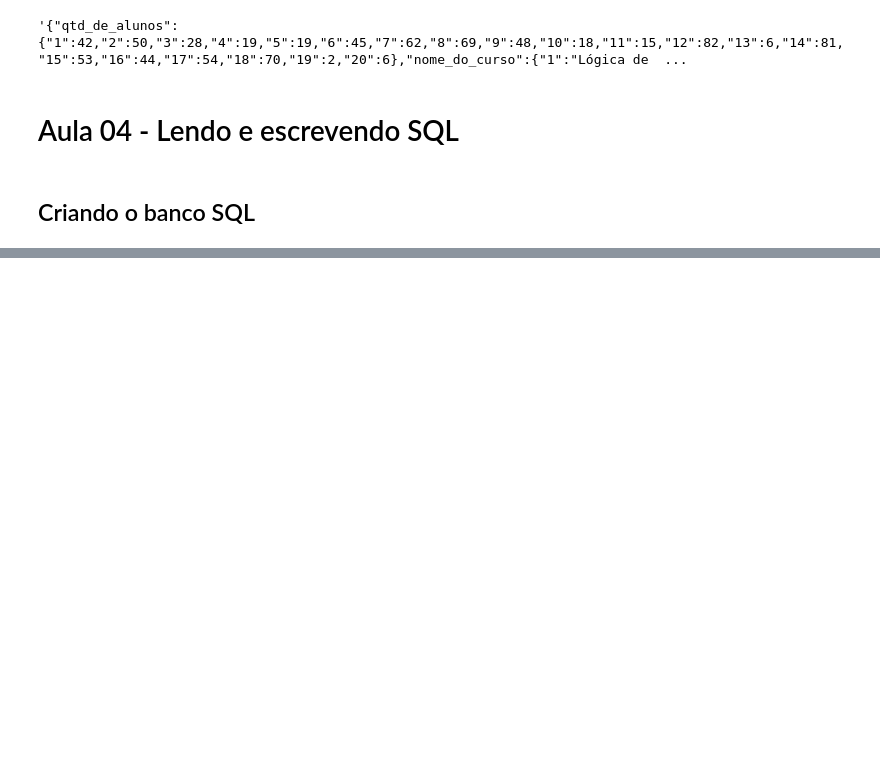
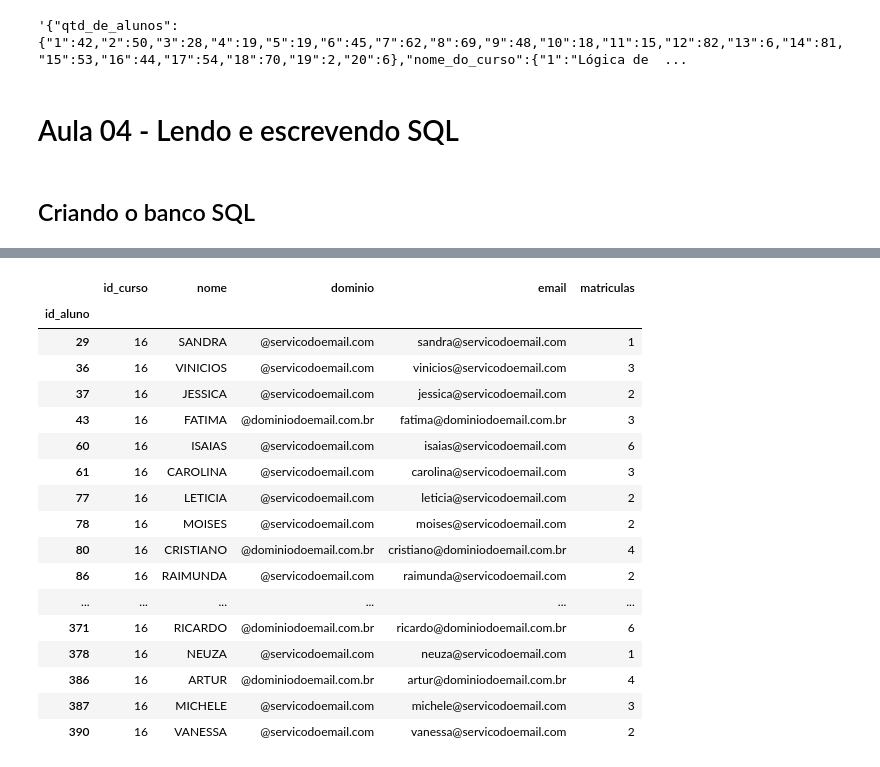
Before and after one commit to DacioMP/python_para_data_science, a Jupyter notebook: pandas_formatos_diferentes_de_entrada_e_saida/aulas.ipynb, the cells around one changed output, grey strips where cells are left out. Cells and saved outputs as stored; diff of their text form; code cells hidden in the pictures; blank space fills up the shorter version.

```diff
--- a/pandas_formatos_diferentes_de_entrada_e_saida/aulas.ipynb
+++ b/pandas_formatos_diferentes_de_entrada_e_saida/aulas.ipynb
@@ -539,0 +581,5 @@ print(inspector.get_table_names())
+# %%
+id_curso = 16
+query = f'id_curso == {id_curso}'
+proxima_turma = matriculas.query(query)
+proxima_turma.head()
@@ -539,0 +608,21 @@ print(inspector.get_table_names())
+# %%
+proxima_turma.set_index('id_aluno').join(nomes.set_index('id_aluno'))
+# %% [output]
+|  | id_curso | nome | dominio | email | matriculas |
+| id_aluno |  |  |  |  |  |
+| 29 | 16 | SANDRA | @servicodoemail.com | sandra@servicodoemail.com | 1 |
+| 36 | 16 | VINICIOS | @servicodoemail.com | vinicios@servicodoemail.com | 3 |
+| 37 | 16 | JESSICA | @servicodoemail.com | jessica@servicodoemail.com | 2 |
+| 43 | 16 | FATIMA | @dominiodoemail.com.br | fatima@dominiodoemail.com.br | 3 |
+| 60 | 16 | ISAIAS | @servicodoemail.com | isaias@servicodoemail.com | 6 |
+| 61 | 16 | CAROLINA | @servicodoemail.com | carolina@servicodoemail.com | 3 |
+| 77 | 16 | LETICIA | @servicodoemail.com | leticia@servicodoemail.com | 2 |
+| 78 | 16 | MOISES | @servicodoemail.com | moises@servicodoemail.com | 2 |
+| 80 | 16 | CRISTIANO | @dominiodoemail.com.br | cristiano@dominiodoemail.com.br | 4 |
+| 86 | 16 | RAIMUNDA | @servicodoemail.com | raimunda@servicodoemail.com | 2 |
+| ... | ... | ... | ... | ... | ... |
+| 371 | 16 | RICARDO | @dominiodoemail.com.br | ricardo@dominiodoemail.com.br | 6 |
+| 378 | 16 | NEUZA | @servicodoemail.com | neuza@servicodoemail.com | 1 |
+| 386 | 16 | ARTUR | @dominiodoemail.com.br | artur@dominiodoemail.com.br | 4 |
+| 387 | 16 | MICHELE | @servicodoemail.com | michele@servicodoemail.com | 3 |
+| 390 | 16 | VANESSA | @servicodoemail.com | vanessa@servicodoemail.com | 2 |
```
Also changed, not shown: parts of 40 cells of this notebook, 1 other file.
